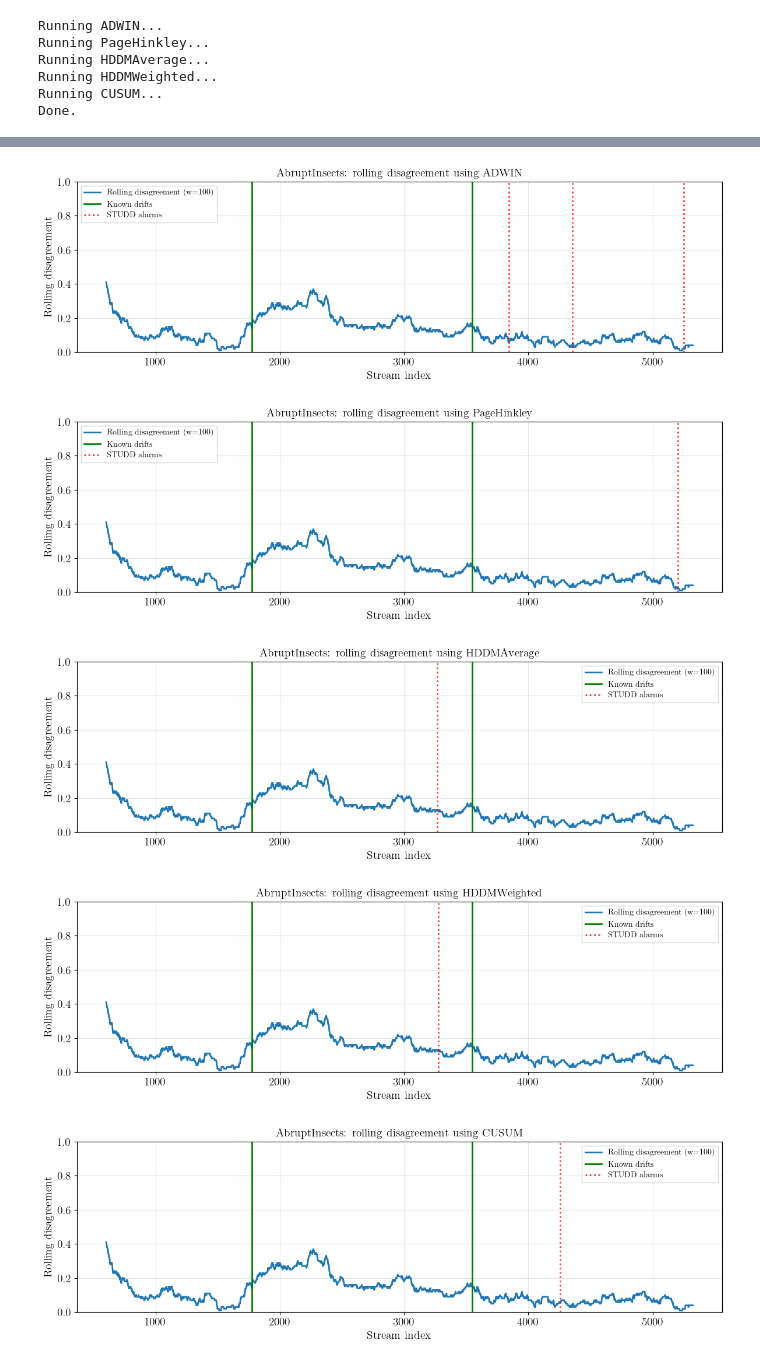
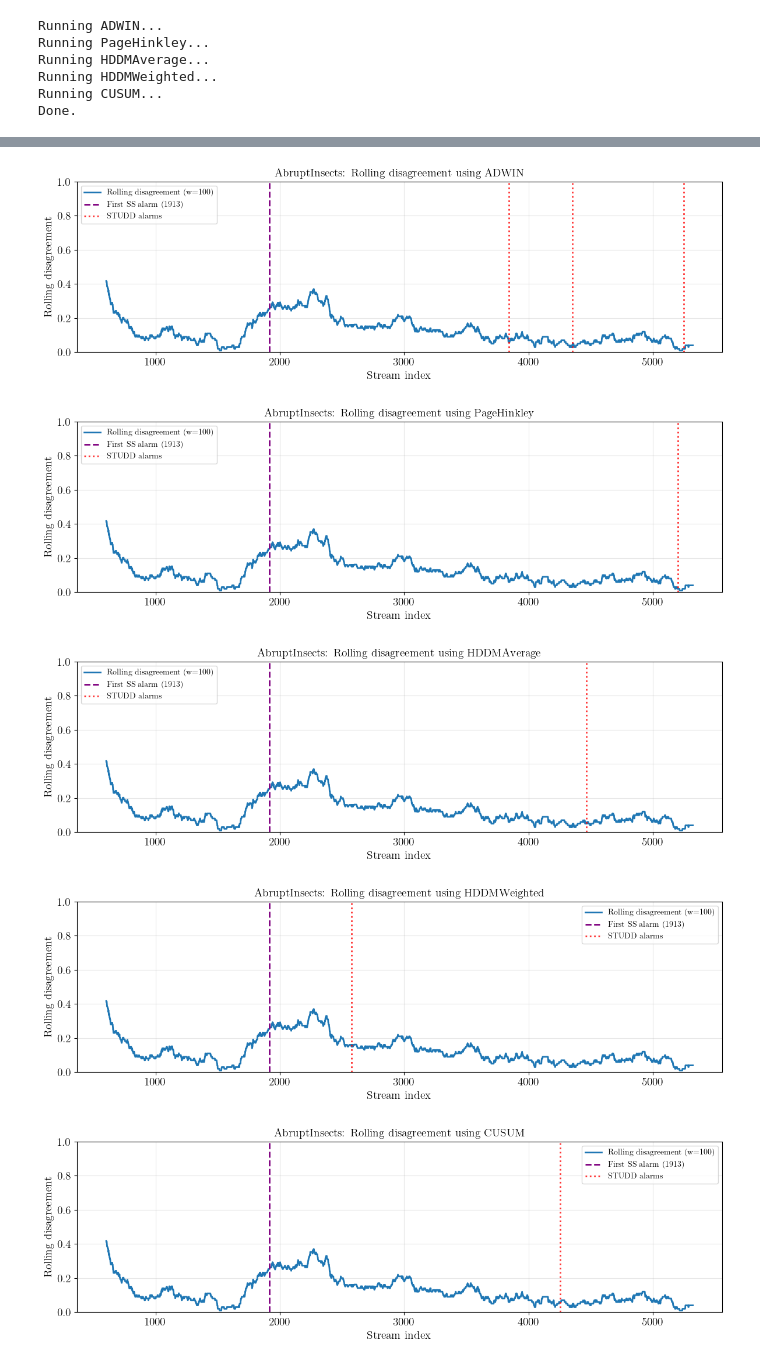
Before and after one commit to EiriniTzan/master-thesis, a Jupyter notebook: notebooks/test_abrupt_insects.ipynb, the cells around one changed output, grey strips where cells are left out. Cells and saved outputs as stored; diff of their text form; code cells hidden in the pictures.

Commit message:
Add data plots, notebook for Bike dataset and classic drift detection metrics

```diff
--- a/notebooks/test_abrupt_insects.ipynb
+++ b/notebooks/test_abrupt_insects.ipynb
@@ -118,7 +116,7 @@ Page-Hinkley is configured with `delta = 0.001`.
 DETECTORS = {
     "ADWIN": lambda: ADWIN(),
     "PageHinkley": lambda: PageHinkley(delta=PH_DELTA),
-    "HDDMAverage": lambda: HDDMAverage(),
-    "HDDMWeighted": lambda: HDDMWeighted(),
+    "HDDMAverage": lambda: HDDMAverage(test_type="One-sided"),
+    "HDDMWeighted": lambda: HDDMWeighted(test_type="One-sided"),
     "CUSUM": lambda: CUSUM(),
 }
@@ -430,13 +819,13 @@ for detector_name, run in comparison_runs.items():
         label=f"Rolling teacher accuracy (w={ROLLING_WINDOW})",
     )
 
-    for i, drift_pos in enumerate(DRIFT_POINTS):
-        plt.axvline(
-            drift_pos,
-            color="green",
-            linewidth=2,
-            label="Known drifts" if i == 0 else None,
-        )
+    plt.axvline(
+        reference_drift,
+        color="purple",
+        linestyle="--",
+        linewidth=2,
+        label=f"First SS alarm ({reference_drift})",
+    )
 
     for i, alarm in enumerate(alarms):
         plt.axvline(
@@ -448,7 +837,7 @@ for detector_name, run in comparison_runs.items():
             label="STUDD alarms" if i == 0 else None,
         )
 
-    plt.title(f"AbruptInsects: rolling teacher accuracy using {detector_name}")
+    plt.title(f"AbruptInsects: Rolling teacher accuracy using {detector_name}")
     plt.xlabel("Stream index")
     plt.ylabel("Rolling teacher accuracy")
     plt.ylim(0, 1)
@@ -472,56 +867,58 @@ for detector_name, run in comparison_runs.items():
     results = run["results"]
     alarms = run["studd_drift_points"]
 
-    valid_results = results.dropna(subset=["disagreement"])
-
-    rolling_disagreement, _ = rolling_mean(
-        valid_results["disagreement"].to_numpy(dtype=float),
-        ROLLING_WINDOW,
+    rolling_disagreement = (
+        results["disagreement"]
+        .rolling(
+            window=ROLLING_WINDOW,
+            min_periods=1,
+        )
+        .mean()
     )
 
-    rolling_t = valid_results["t"].to_numpy()[
-        ROLLING_WINDOW - 1:
-    ]
+    rolling_t = results["t"]
+
+    plot_mask = results["t"] >= W + ROLLING_WINDOW
 
     plt.figure(figsize=(12, 4))
 
     plt.plot(
-        rolling_t,
-        rolling_disagreement,
+        rolling_t[plot_mask],
+        rolling_disagreement[plot_mask],
         linewidth=2,
         label=f"Rolling disagreement (w={ROLLING_WINDOW})",
     )
 
-    for i, drift_pos in enumerate(DRIFT_POINTS):
-        plt.axvline(
-            drift_pos,
-            color="green",
-            linewidth=2,
-            label="Known drifts" if i == 0 else None,
-        )
+    plt.axvline(
+        reference_drift,
+        color="purple",
+        linestyle="--",
+        linewidth=2,
+        label=f"First SS alarm ({reference_drift})",
+    )
 
     for i, alarm in enumerate(alarms):
         plt.axvline(
             alarm,
             color="red",
             linestyle=":",
             linewidth=2,
             alpha=0.8,
             label="STUDD alarms" if i == 0 else None,
         )
 
-    plt.title(f"AbruptInsects: rolling disagreement using {detector_name}")
+    plt.title(f"AbruptInsects: Rolling disagreement using {detector_name}")
     plt.xlabel("Stream index")
     plt.ylabel("Rolling disagreement")
     plt.ylim(0, 1)
     plt.grid(alpha=0.3)
     plt.legend()
     plt.tight_layout()
     plt.show()
 # %% [output]
-[figure, old version]
+[figure, new version]
-[figure, old version]
+[figure, new version]
-[figure, old version]
+[figure, new version]
-[figure, old version]
+[figure, new version]
-[figure, old version]
+[figure, new version]
 # %% [markdown]
```
Also changed, not shown: parts of 29 cells of this notebook, 5 other files.
